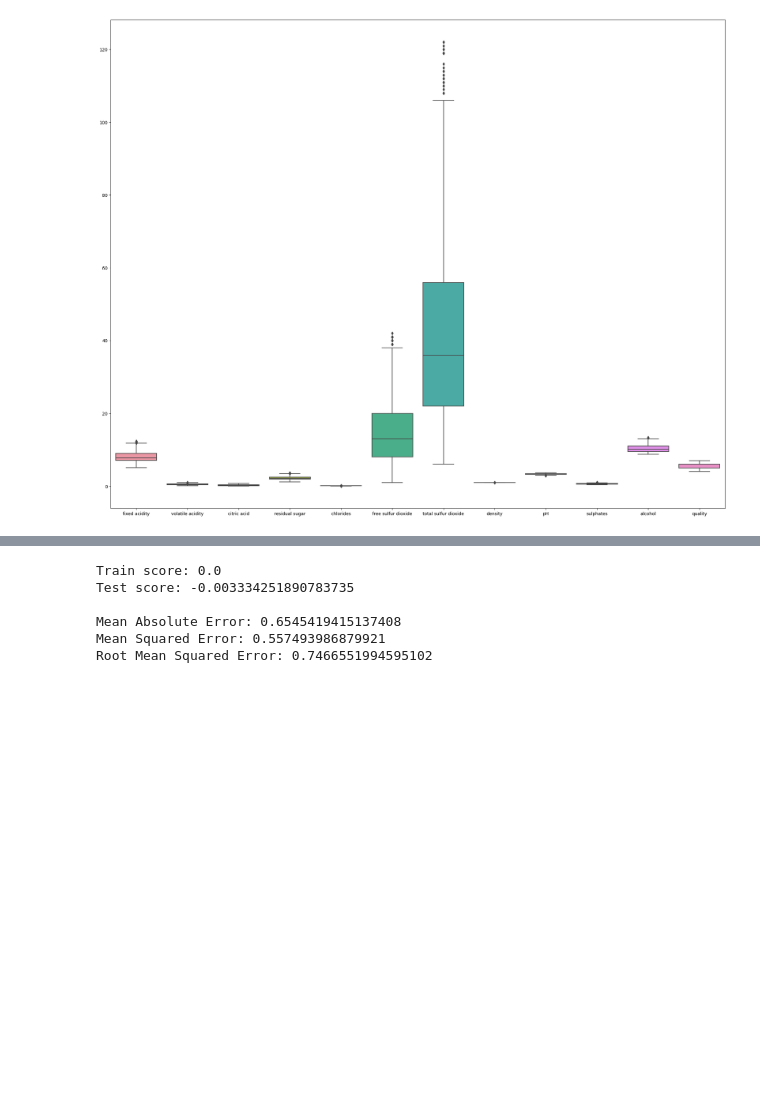
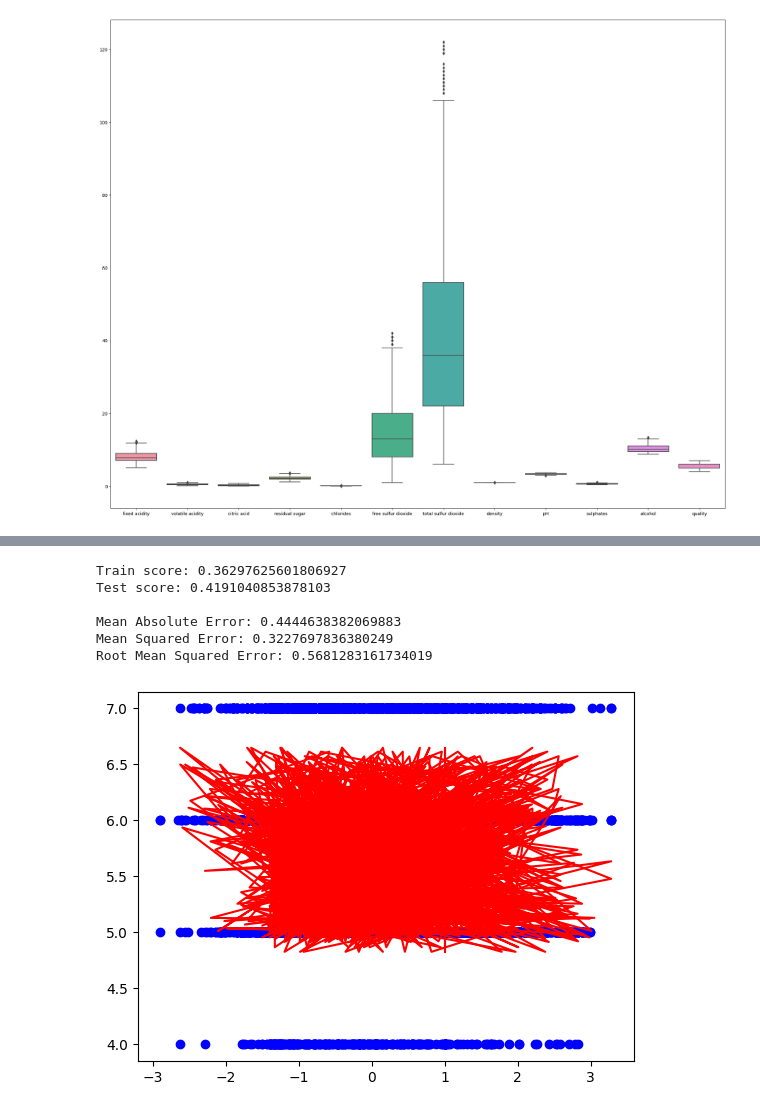
Before and after one commit to JCamposx/Ulima, a Jupyter notebook: VIII-Ciclo/Machine-learning/Trabajos/Trabajo-1/ProyectoWineData.ipynb, the cells around one changed output, grey strips where cells are left out. Saved outputs shown, nothing was run; the diff lists cells and outputs as text; code cells hidden in the pictures; blank space fills up the shorter version.

```diff
--- a/VIII-Ciclo/Machine-learning/Trabajos/Trabajo-1/ProyectoWineData.ipynb
+++ b/VIII-Ciclo/Machine-learning/Trabajos/Trabajo-1/ProyectoWineData.ipynb
@@ -219,9 +235,10 @@ def polinomial_regression(df, target, degree, alpha):
 # %%
-polinomial_regression(df=datared, target='quality', degree=1, alpha=0.1)
+polinomial_regression(df=datared, target='quality', degree=1, alpha=0.0)
 # %% [output]
-Train score: 0.0
-Test score: -0.003334251890783735
+Train score: 0.36297625601806927
+Test score: 0.4191040853878103
 
-Mean Absolute Error: 0.6545419415137408
-Mean Squared Error: 0.557493986879921
-Root Mean Squared Error: 0.7466551994595102
+Mean Absolute Error: 0.4444638382069883
+Mean Squared Error: 0.3227697836380249
+Root Mean Squared Error: 0.5681283161734019
+[figure, added]
```
Also changed, not shown: parts of 7 cells of this notebook.
